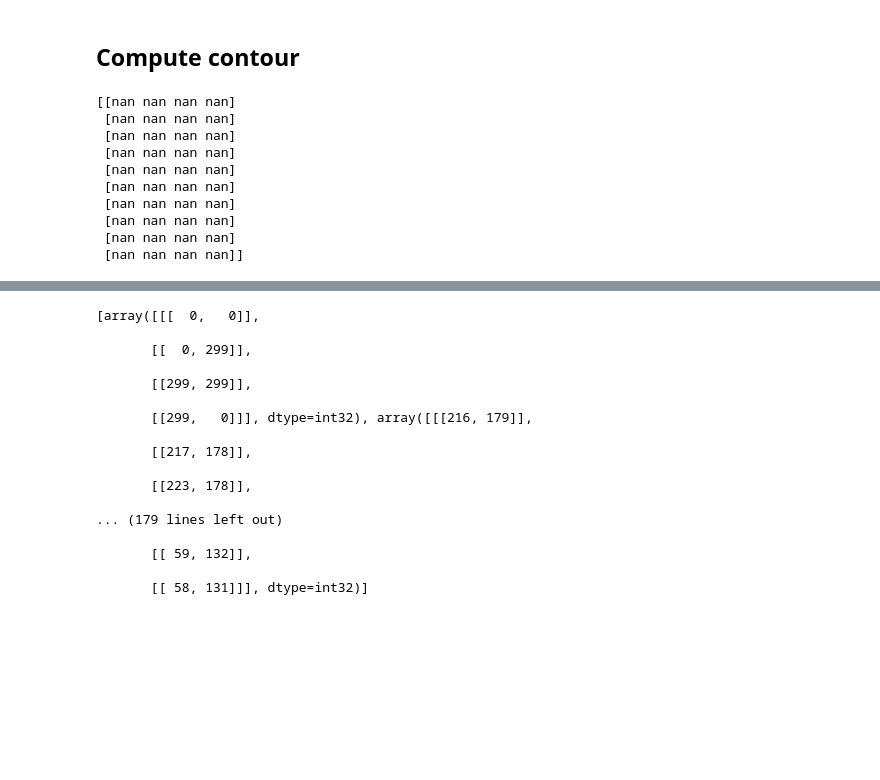
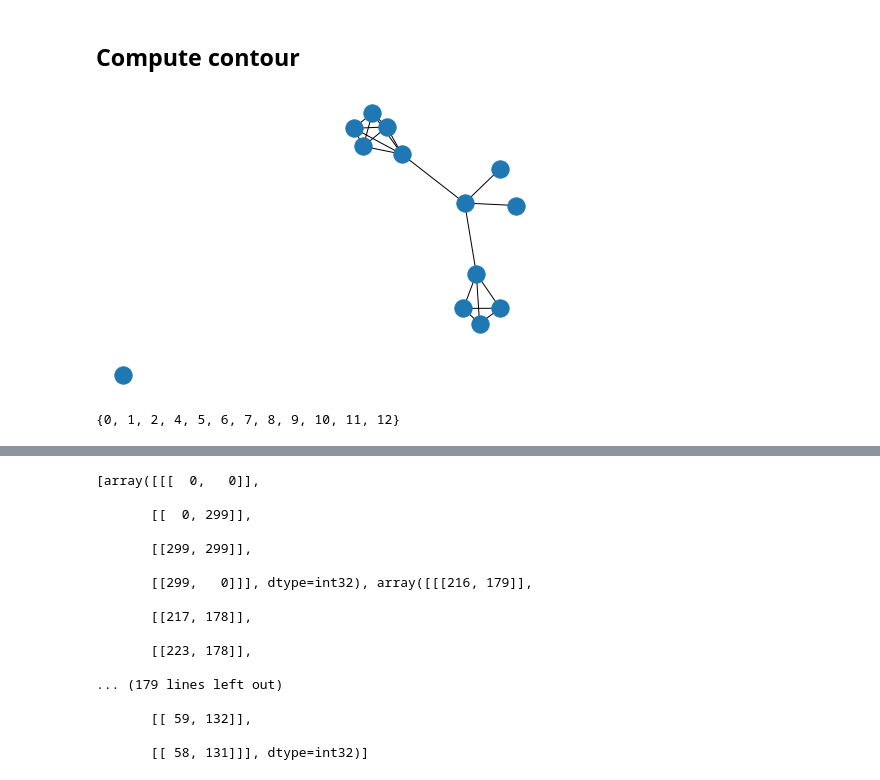
Before and after one commit to ju-leon/bachelor-thesis, a Jupyter notebook: Slice.ipynb, the cells around one changed output, grey strips where cells are left out. Saved outputs shown, nothing was run; the diff lists cells and outputs as text; code cells hidden in the pictures; blank space fills up the shorter version.

Commit message:
Find contour points

```diff
--- a/Slice.ipynb
+++ b/Slice.ipynb
@@ -280,20 +283,45 @@ interactive(children=(FloatSlider(value=0.0, description='k', min=-100.0, step=1
 <function __main__.f(k)>
 # %% [markdown]
 ## Compute contour
-# %%
-contour = [[0,1,1], [0,1,1], [0,0,0]]
-
-coeffs = elliptic_fourier_descriptors(contour, order=10, normalize=False)
-
-print(coeffs)
-# %% [output]
-[[nan nan nan nan]
- [nan nan nan nan]
- [nan nan nan nan]
- [nan nan nan nan]
- [nan nan nan nan]
- [nan nan nan nan]
- [nan nan nan nan]
- [nan nan nan nan]
- [nan nan nan nan]
- [nan nan nan nan]]
+# %%
+def distance(x1,y1,x2,y2):
+    return LA.norm(np.array([x1,y1]) - np.array([x2,y2]))
+# %%
+G = nx.Graph()
+
+#Height
+k = 0
+
+# Array of (index,(x,y,radius at current height))
+# Index is the index of the atom in the current_atom array. Will be used to identify the atom in the graph
+current_atoms = []
+
+for ((x,y,z), radius) in zip(coords, radii):
+    delta_z = ((k * voxel_size) - z)
+    slice_radius = radiusAtHeight(radius, delta_z)
+    if slice_radius != 0:
+        current_atoms.append((x,y,slice_radius))
+
+current_atoms = list(zip(range(len(current_atoms)), current_atoms))
+
+
+for (index,(x,y,radius)) in current_atoms:
+    G.add_node(index)
+
+#Construct graph. Edge if two atoms radii intersect
+for (index,(x,y,radius)) in current_atoms:
+    for (indexe,(xe, ye, radiuse)) in current_atoms:
+        dist = distance(x,y,xe,ye)
+        if dist < (radius + radiuse):
+            G.add_edge(index, indexe)
+
+nx.draw(G)
+# %% [output]
+[figure, added]
+# %%
+# Extract the larges connected component
+# TODO: The geograpically alrgest CC might not be the CC with the most nodes. Rework in future
+largest_cc = max(nx.connected_components(G), key=len)
+print(largest_cc)
+# %% [output]
+{0, 1, 2, 4, 5, 6, 7, 8, 9, 10, 11, 12}
```
Also changed, not shown: parts of 9 cells of this notebook.
